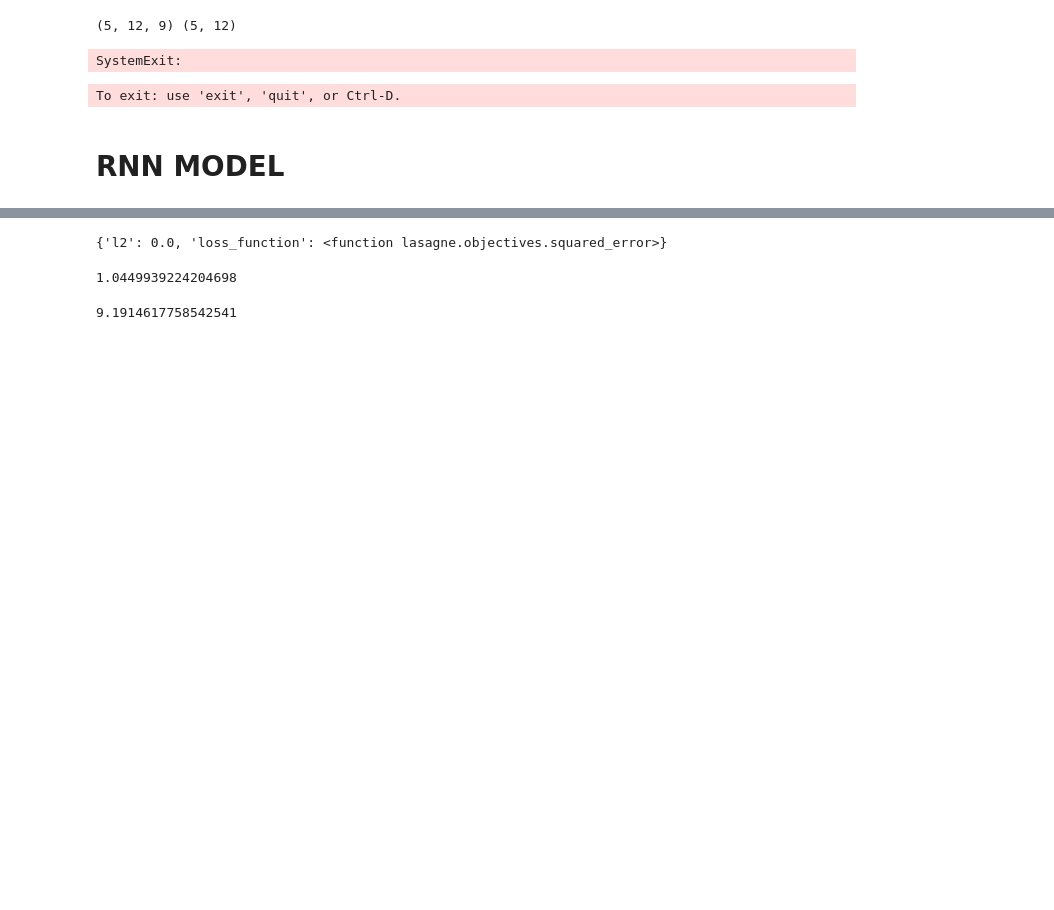
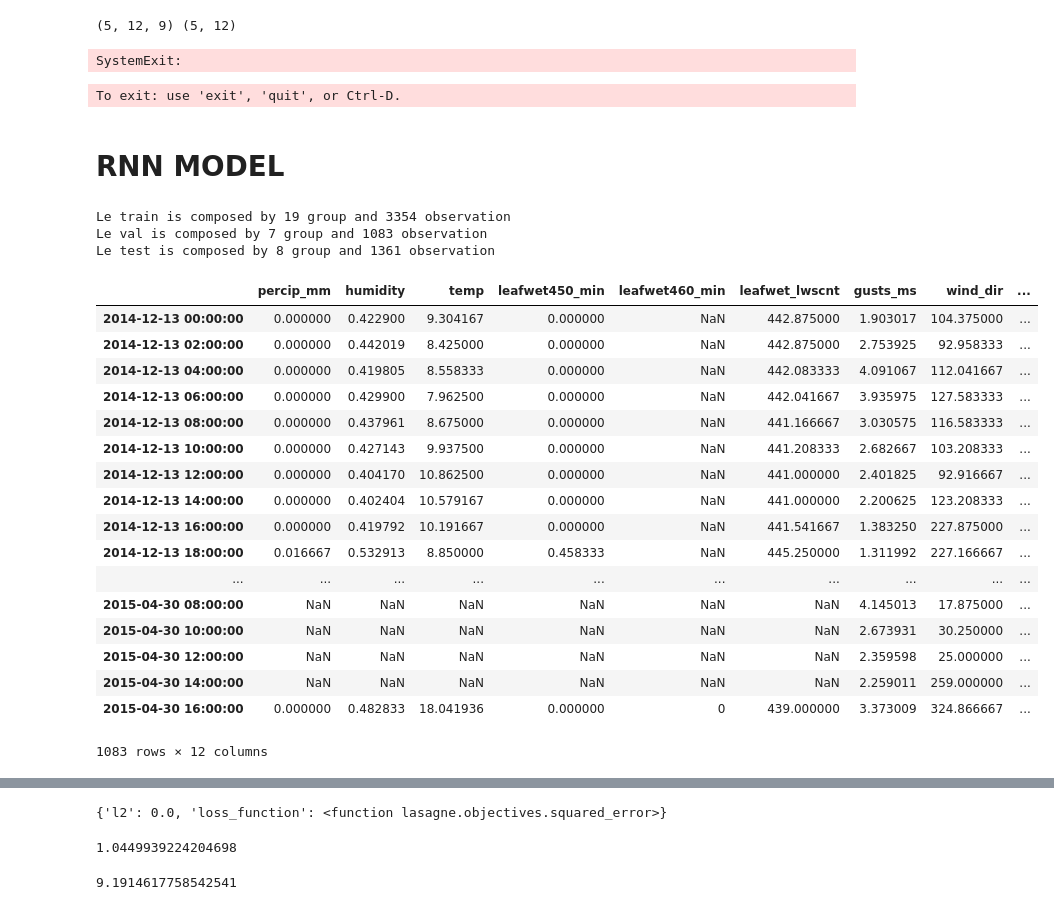
Before and after one commit to cthorey/fognet, a Jupyter notebook: test.ipynb, the cells around one changed output, grey strips where cells are left out. Saved outputs shown, nothing was run; the diff lists cells and outputs as text; code cells hidden in the pictures; blank space fills up the shorter version.

```diff
--- a/test.ipynb
+++ b/test.ipynb
@@ -75,3 +75,5 @@ def df_transform(inputer,df):
                           columns = df.columns[:-2],
                           index = df.index)
     return df_tmp.join(df[df.columns[-2:]])
+# %%
+train, val, test = train_val_test_split(data['micro_train'], data['labels'])
@@ -520,3 +659,13 @@ SystemExit:
 To exit: use 'exit', 'quit', or Ctrl-D.
 # %% [markdown]
 # RNN MODEL
+# %%
+nfeats, batch_iterator_train, batch_iterator_val, batch_iterator_pred = load_data()
+# %% [output]
+Le train is composed by 19 group and 3354 observation
+Le val is composed by 7 group and 1083 observation
+Le test is composed by 8 group and 1361 observation
+# %%
+b= BaseBatchIterator(feats=['humidity'], label='yield', batch_size=25, size_seq=14, stride=1, verbose=False)
+# %%
+f = b(train)
@@ -522,0 +674,21 @@ To exit: use 'exit', 'quit', or Ctrl-D.
+# %%
+f.df
+# %% [output]
+|  | percip_mm | humidity | temp | leafwet450_min | leafwet460_min | leafwet_lwscnt | gusts_ms | wind_dir | ... |
+| 2014-12-13 00:00:00 | 0.000000 | 0.422900 | 9.304167 | 0.000000 | NaN | 442.875000 | 1.903017 | 104.375000 | ... |
+| 2014-12-13 02:00:00 | 0.000000 | 0.442019 | 8.425000 | 0.000000 | NaN | 442.875000 | 2.753925 | 92.958333 | ... |
+| 2014-12-13 04:00:00 | 0.000000 | 0.419805 | 8.558333 | 0.000000 | NaN | 442.083333 | 4.091067 | 112.041667 | ... |
+| 2014-12-13 06:00:00 | 0.000000 | 0.429900 | 7.962500 | 0.000000 | NaN | 442.041667 | 3.935975 | 127.583333 | ... |
+| 2014-12-13 08:00:00 | 0.000000 | 0.437961 | 8.675000 | 0.000000 | NaN | 441.166667 | 3.030575 | 116.583333 | ... |
+| 2014-12-13 10:00:00 | 0.000000 | 0.427143 | 9.937500 | 0.000000 | NaN | 441.208333 | 2.682667 | 103.208333 | ... |
+| 2014-12-13 12:00:00 | 0.000000 | 0.404170 | 10.862500 | 0.000000 | NaN | 441.000000 | 2.401825 | 92.916667 | ... |
+| 2014-12-13 14:00:00 | 0.000000 | 0.402404 | 10.579167 | 0.000000 | NaN | 441.000000 | 2.200625 | 123.208333 | ... |
+| 2014-12-13 16:00:00 | 0.000000 | 0.419792 | 10.191667 | 0.000000 | NaN | 441.541667 | 1.383250 | 227.875000 | ... |
+| 2014-12-13 18:00:00 | 0.016667 | 0.532913 | 8.850000 | 0.458333 | NaN | 445.250000 | 1.311992 | 227.166667 | ... |
+| ... | ... | ... | ... | ... | ... | ... | ... | ... | ... |
+| 2015-04-30 08:00:00 | NaN | NaN | NaN | NaN | NaN | NaN | 4.145013 | 17.875000 | ... |
+| 2015-04-30 10:00:00 | NaN | NaN | NaN | NaN | NaN | NaN | 2.673931 | 30.250000 | ... |
+| 2015-04-30 12:00:00 | NaN | NaN | NaN | NaN | NaN | NaN | 2.359598 | 25.000000 | ... |
+| 2015-04-30 14:00:00 | NaN | NaN | NaN | NaN | NaN | NaN | 2.259011 | 259.000000 | ... |
+| 2015-04-30 16:00:00 | 0.000000 | 0.482833 | 18.041936 | 0.000000 | 0 | 439.000000 | 3.373009 | 324.866667 | ... |
+1083 rows × 12 columns
```
Also changed, not shown: parts of 60 cells of this notebook, 6 other files.
